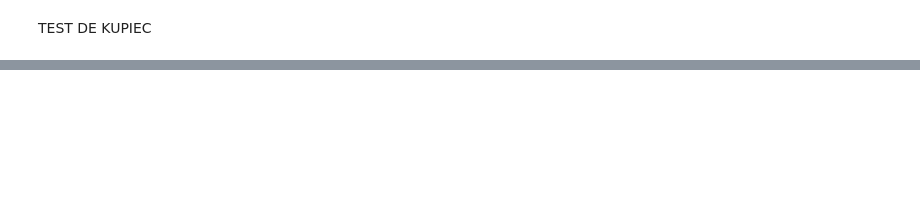
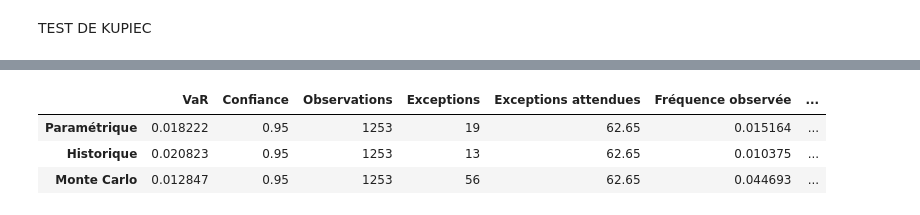
Before and after one commit to lorysagb/projet-var-desk-quant, a Jupyter notebook: pipeline.ipynb, the cells around one changed output, grey strips where cells are left out. Cells and saved outputs as stored; diff of their text form; code cells hidden in the pictures; blank space fills up the shorter version.

Commit message:
réalisation du test de kupiec  et suppression des fichiers indésirables

```diff
--- a/pipeline.ipynb
+++ b/pipeline.ipynb
@@ -286,2 +295,94 @@ Pour la méthode Monte Carlo, la perte réelle a dépassé la VaR prédite 56 fo
 # %% [markdown]
 TEST DE KUPIEC
+# %%
+# Test de Kupiec : test de couverture inconditionnelle
+#
+# H0 : la fréquence observée des exceptions correspond à la fréquence théorique
+#      attendue, soit 1 - niveau_de_confiance.
+# H1 : la fréquence observée des exceptions est différente.
+#
+# Une exception correspond à un rendement réel inférieur à -VaR.
+# La statistique LR suit asymptotiquement une loi du Chi-deux à 1 degré de liberté.
+
+def test_kupiec(var, rendements, niveau_confiance, alpha_test=0.05):
+    n_observations = len(rendements)
+    n_exceptions = int((rendements < -var).sum())
+
+    probabilite_theorique = 1 - niveau_confiance
+    probabilite_observee = n_exceptions / n_observations
+
+    # Log-vraisemblance binomiale, avec gestion des cas limites
+    def log_vraisemblance(k, n, p):
+        resultat = 0
+        if k > 0:
+            resultat += k * np.log(p)
+        if n - k > 0:
+            resultat += (n - k) * np.log(1 - p)
+        return resultat
+
+    # Vraisemblance sous H0 et sous H1
+    log_L0 = log_vraisemblance(
+        n_exceptions, n_observations, probabilite_theorique
+    )
+    log_L1 = log_vraisemblance(
+        n_exceptions, n_observations, probabilite_observee
+    )
+
+    # Statistique du rapport de vraisemblance de Kupiec
+    LR_uc = 2 * (log_L1 - log_L0)
+
+    # P-value selon une loi du Chi-deux à 1 degré de liberté
+    p_value = 1 - stats.chi2.cdf(LR_uc, df=1)
+
+    return {
+        "VaR": var,
+        "Confiance": niveau_confiance,
+        "Observations": n_observations,
+        "Exceptions": n_exceptions,
+        "Exceptions attendues": n_observations * probabilite_theorique,
+        "Fréquence observée": probabilite_observee,
+        "Statistique LR": LR_uc,
+        "p-value": p_value,
+        "Décision": (
+            "Rejet de H0"
+            if p_value < alpha_test
+            else "Non-rejet de H0"
+        )
+    }
+
+
+# VaR à 95 %
+resultats_95 = [
+    test_kupiec(VAR_PARAMETRIQUE_95, portfolio_return, 0.95),
+    test_kupiec(VAR_HISTORIQUE_95, portfolio_return, 0.95),
+    test_kupiec(VAR_MONTE_CARLO_95, portfolio_return, 0.95)
+]
+
+# VaR à 99 %
+resultats_99 = [
+    test_kupiec(VAR_PARAMETRIQUE_99, portfolio_return, 0.99),
+    test_kupiec(VAR_HISTORIQUE_99, portfolio_return, 0.99),
+    test_kupiec(VAR_MONTE_CARLO_99, portfolio_return, 0.99)
+]
+
+# Présentation des résultats
+colonnes = [
+    "VaR", "Confiance", "Observations", "Exceptions",
+    "Exceptions attendues", "Fréquence observée",
+    "Statistique LR", "p-value", "Décision"
+]
+
+resultats_95_df = pd.DataFrame(resultats_95, index=[
+    "Paramétrique", "Historique", "Monte Carlo"
+])[colonnes]
+
+resultats_99_df = pd.DataFrame(resultats_99, index=[
+    "Paramétrique", "Historique", "Monte Carlo"
+])[colonnes]
+
+print("Test de Kupiec à 95 %")
+display(resultats_95_df)
+
+print("Test de Kupiec à 99 %")
+display(resultats_99_df)
+# %% [output]
@@ -287,0 +390,4 @@ TEST DE KUPIEC
+|  | VaR | Confiance | Observations | Exceptions | Exceptions attendues | Fréquence observée | ... |
+| Paramétrique | 0.018222 | 0.95 | 1253 | 19 | 62.65 | 0.015164 | ... |
+| Historique | 0.020823 | 0.95 | 1253 | 13 | 62.65 | 0.010375 | ... |
+| Monte Carlo | 0.012847 | 0.95 | 1253 | 56 | 62.65 | 0.044693 | ... |
```
Also changed, not shown: parts of 12 cells of this notebook, 2 other files.
